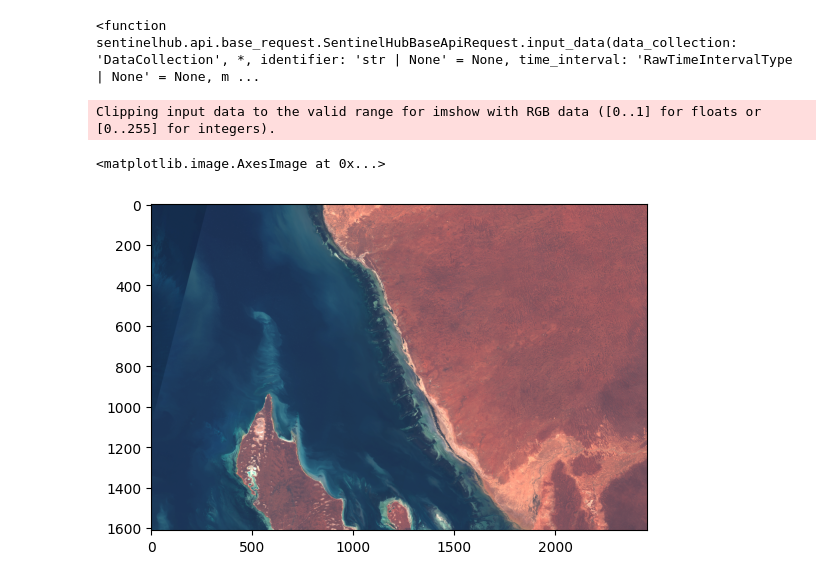
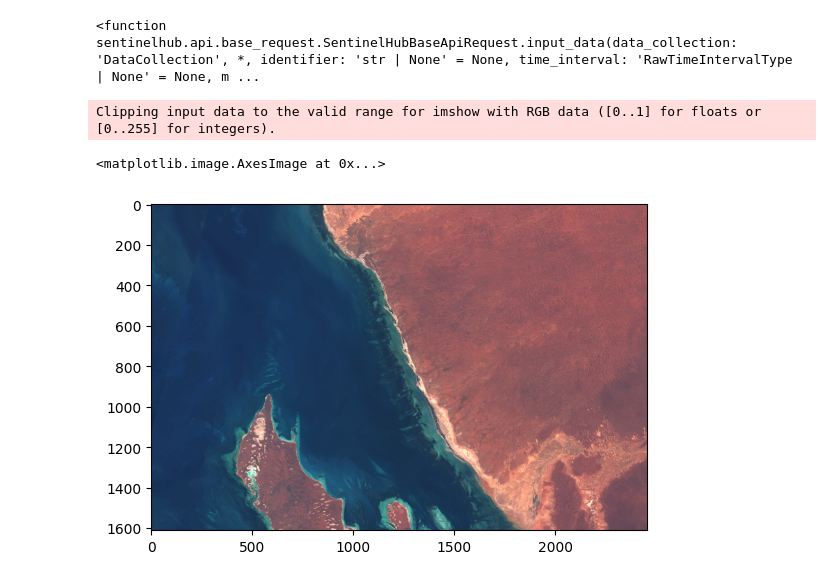
Before and after one commit to irr-github/sat-data, a Jupyter notebook: examples/sentinelhub_example.ipynb, the cells around one changed output. Drawn from its saved outputs; the diff is of its cells as text; code cells hidden in the pictures.

Commit message:
add mosaicking options

```diff
--- a/examples/sentinelhub_example.ipynb
+++ b/examples/sentinelhub_example.ipynb
@@ -33,15 +34,16 @@ bbox = (x - rx, y - ry, x + rx, y + ry)
 bbox_km = (x-dx, y-dy, x+dx, y+dy)
 # %%
 request = make_box_request(TRUECOLOR, area_coordinates = bbox,
-    time_interval =("2020-06-04", "2020-06-13"),
+    time_interval =("2020-06-04", "2020-08-13"),
     resolution_m =  60,
     max_could_frac = 0.2,
+    mosaic_order= MOSAICS['least_cloudy']
 )
 images = request.get_data()
 img = images[0]
 plt.imshow(img*3.5/255)
 # %% [output]
 Clipping input data to the valid range for imshow with RGB data ([0..1] for floats or [0..255] for integers).
 <matplotlib.image.AxesImage at 0x...>
-[figure, old version]
+[figure, new version]
 # %%
```
Also changed, not shown: parts of 2 cells of this notebook, 2 other files.
